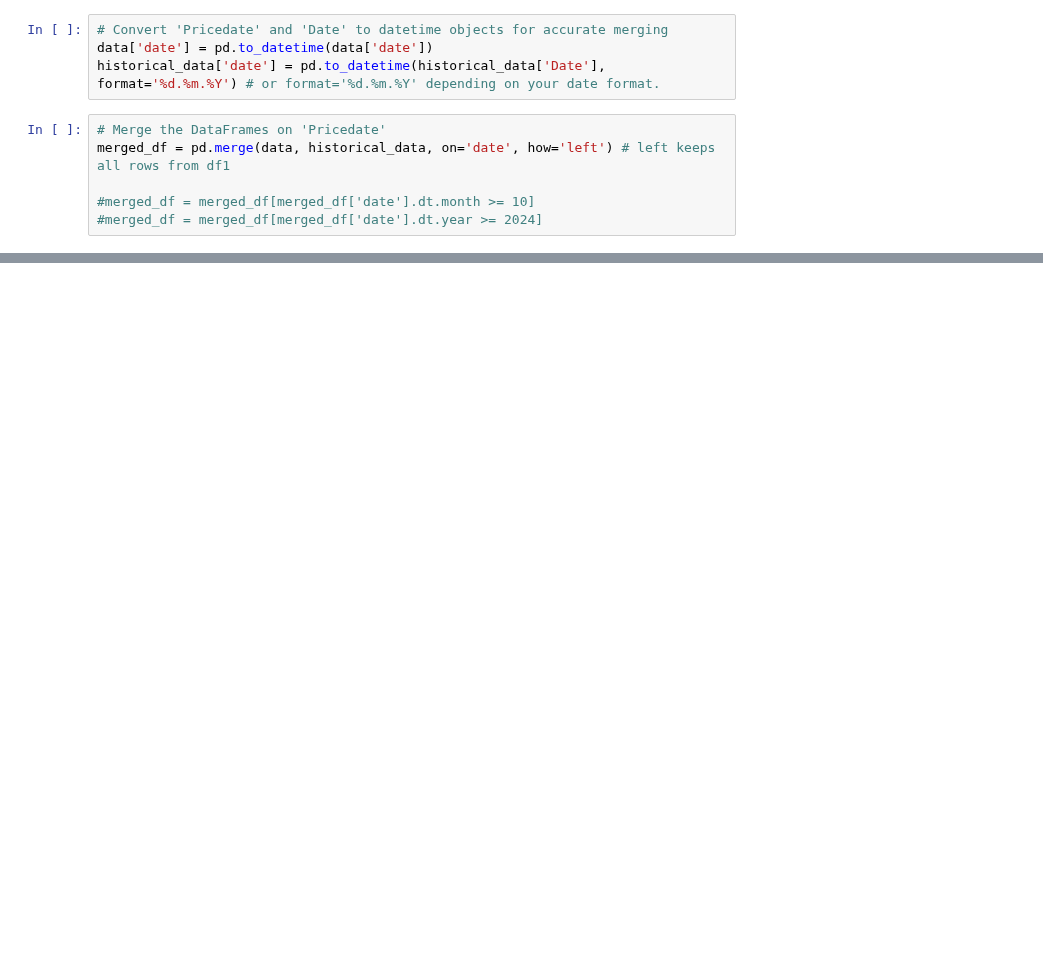
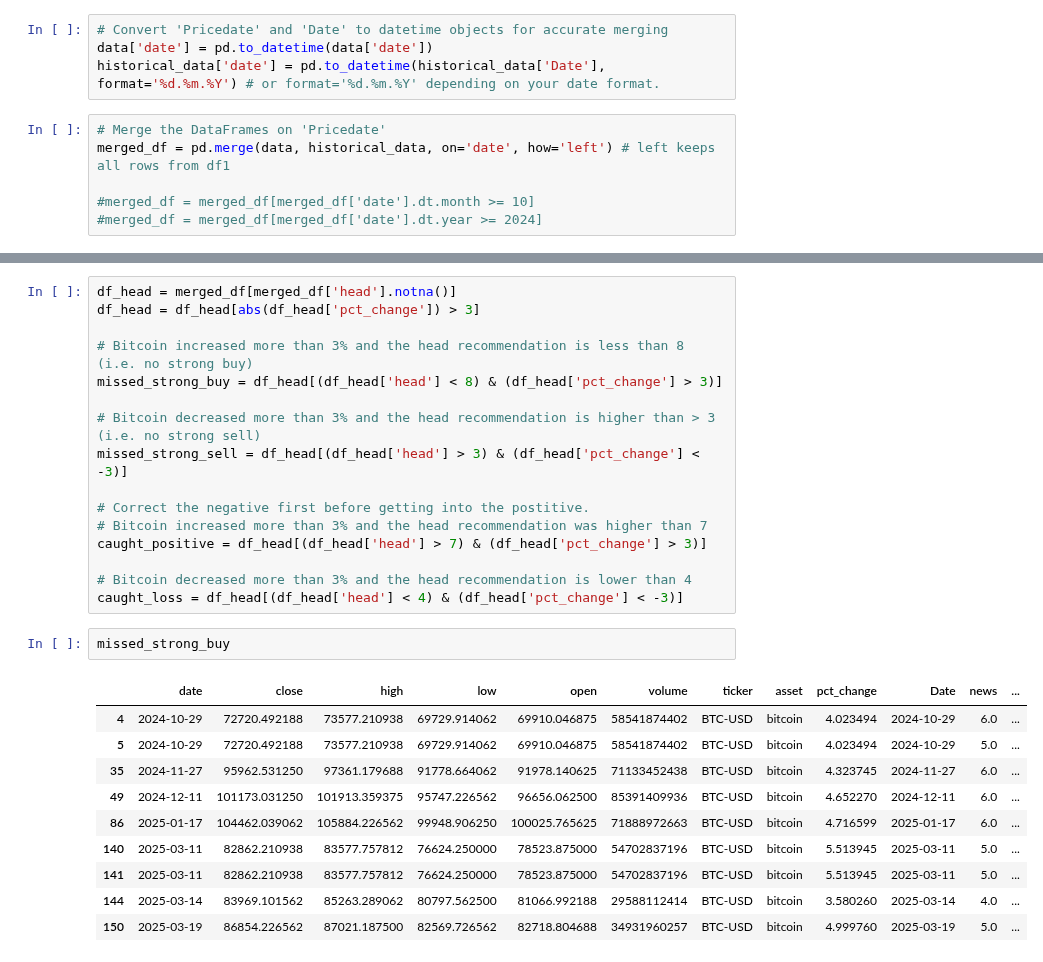
Before and after one commit to soerenml/agent, a Jupyter notebook: src/backtest/backtest.ipynb, the cells around one changed output, grey strips where cells are left out. Drawn from its saved outputs; the diff is of its cells as text; blank space fills up the shorter version.

```diff
--- a/src/backtest/backtest.ipynb
+++ b/src/backtest/backtest.ipynb
@@ -246,0 +251,29 @@ head: Closed out 0 shares at $82713.36
+# %%
+df_head = merged_df[merged_df['head'].notna()]
+df_head = df_head[abs(df_head['pct_change']) > 3]
+
+# Bitcoin increased more than 3% and the head recommendation is less than 8 (i.e. no strong buy)
+missed_strong_buy = df_head[(df_head['head'] < 8) & (df_head['pct_change'] > 3)]
+
+# Bitcoin decreased more than 3% and the head recommendation is higher than > 3 (i.e. no strong sell)
+missed_strong_sell = df_head[(df_head['head'] > 3) & (df_head['pct_change'] < -3)]
+
+# Correct the negative first before getting into the postitive.
+# Bitcoin increased more than 3% and the head recommendation was higher than 7
+caught_positive = df_head[(df_head['head'] > 7) & (df_head['pct_change'] > 3)]
+
+# Bitcoin decreased more than 3% and the head recommendation is lower than 4
+caught_loss = df_head[(df_head['head'] < 4) & (df_head['pct_change'] < -3)]
+# %%
+missed_strong_buy
+# %% [output]
+|  | date | close | high | low | open | volume | ticker | asset | pct_change | Date | news | ... |
+| 4 | 2024-10-29 | 72720.492188 | 73577.210938 | 69729.914062 | 69910.046875 | 58541874402 | BTC-USD | bitcoin | 4.023494 | 2024-10-29 | 6.0 | ... |
+| 5 | 2024-10-29 | 72720.492188 | 73577.210938 | 69729.914062 | 69910.046875 | 58541874402 | BTC-USD | bitcoin | 4.023494 | 2024-10-29 | 5.0 | ... |
+| 35 | 2024-11-27 | 95962.531250 | 97361.179688 | 91778.664062 | 91978.140625 | 71133452438 | BTC-USD | bitcoin | 4.323745 | 2024-11-27 | 6.0 | ... |
+| 49 | 2024-12-11 | 101173.031250 | 101913.359375 | 95747.226562 | 96656.062500 | 85391409936 | BTC-USD | bitcoin | 4.652270 | 2024-12-11 | 6.0 | ... |
+| 86 | 2025-01-17 | 104462.039062 | 105884.226562 | 99948.906250 | 100025.765625 | 71888972663 | BTC-USD | bitcoin | 4.716599 | 2025-01-17 | 6.0 | ... |
+| 140 | 2025-03-11 | 82862.210938 | 83577.757812 | 76624.250000 | 78523.875000 | 54702837196 | BTC-USD | bitcoin | 5.513945 | 2025-03-11 | 5.0 | ... |
+| 141 | 2025-03-11 | 82862.210938 | 83577.757812 | 76624.250000 | 78523.875000 | 54702837196 | BTC-USD | bitcoin | 5.513945 | 2025-03-11 | 5.0 | ... |
+| 144 | 2025-03-14 | 83969.101562 | 85263.289062 | 80797.562500 | 81066.992188 | 29588112414 | BTC-USD | bitcoin | 3.580260 | 2025-03-14 | 4.0 | ... |
+| 150 | 2025-03-19 | 86854.226562 | 87021.187500 | 82569.726562 | 82718.804688 | 34931960257 | BTC-USD | bitcoin | 4.999760 | 2025-03-19 | 5.0 | ... |
```
Also changed, not shown: parts of 6 cells of this notebook, 3 other files.
